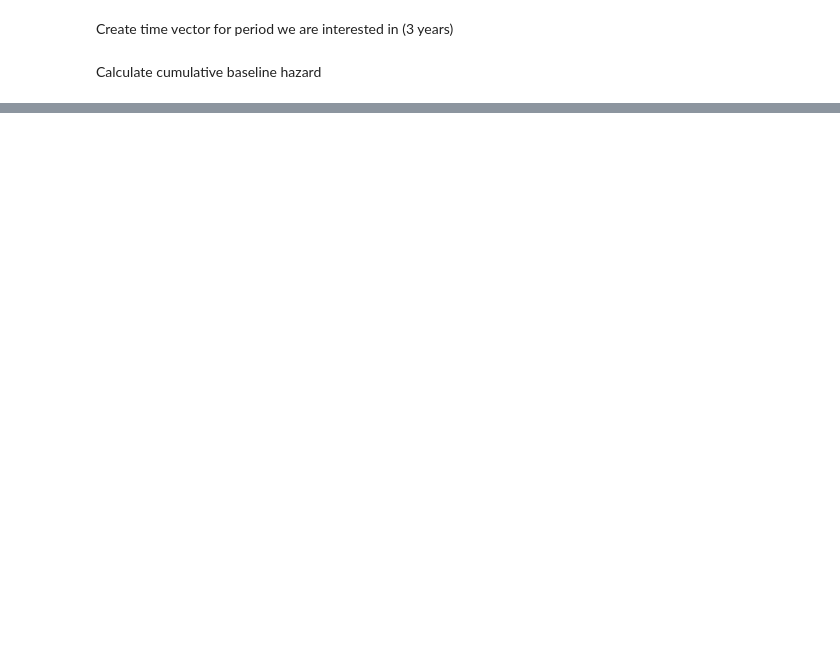
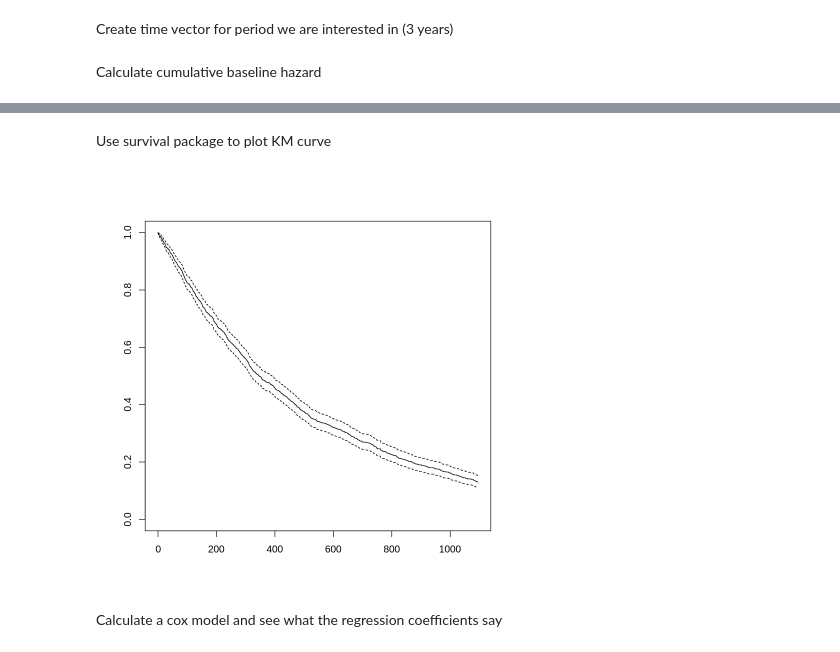
Before and after one commit to gpricechristie/introductionToClinicalTrials, a Jupyter notebook: simulateSurvivalData.ipynb, the cells around one changed output, grey strips where cells are left out. Saved outputs shown, nothing was run; the diff lists cells and outputs as text; code cells hidden in the pictures; blank space fills up the shorter version.

```diff
--- a/simulateSurvivalData.ipynb
+++ b/simulateSurvivalData.ipynb
@@ -92,0 +161,13 @@ B_i *x_i = prognostic index
+# %%
+survProb = runif(nbrPats,0,1)
+patients$survTime = -log(survProb) / (h_0 * exp(patients$progInd))
+patients$vitalStatus = rep(1,nbrPats)
+# %% [markdown]
+Use survival package to plot KM curve
+# %%
+sampleSurv = Surv(patients$survTime,patients$vitalStatus)
+plot(survfit(sampleSurv~1),xlim=c(0,3*365))
+# %% [output]
+[figure, added]
+# %% [markdown]
+Calculate a cox model and see what the regression coefficients say
```
Also changed, not shown: parts of 23 cells of this notebook.
